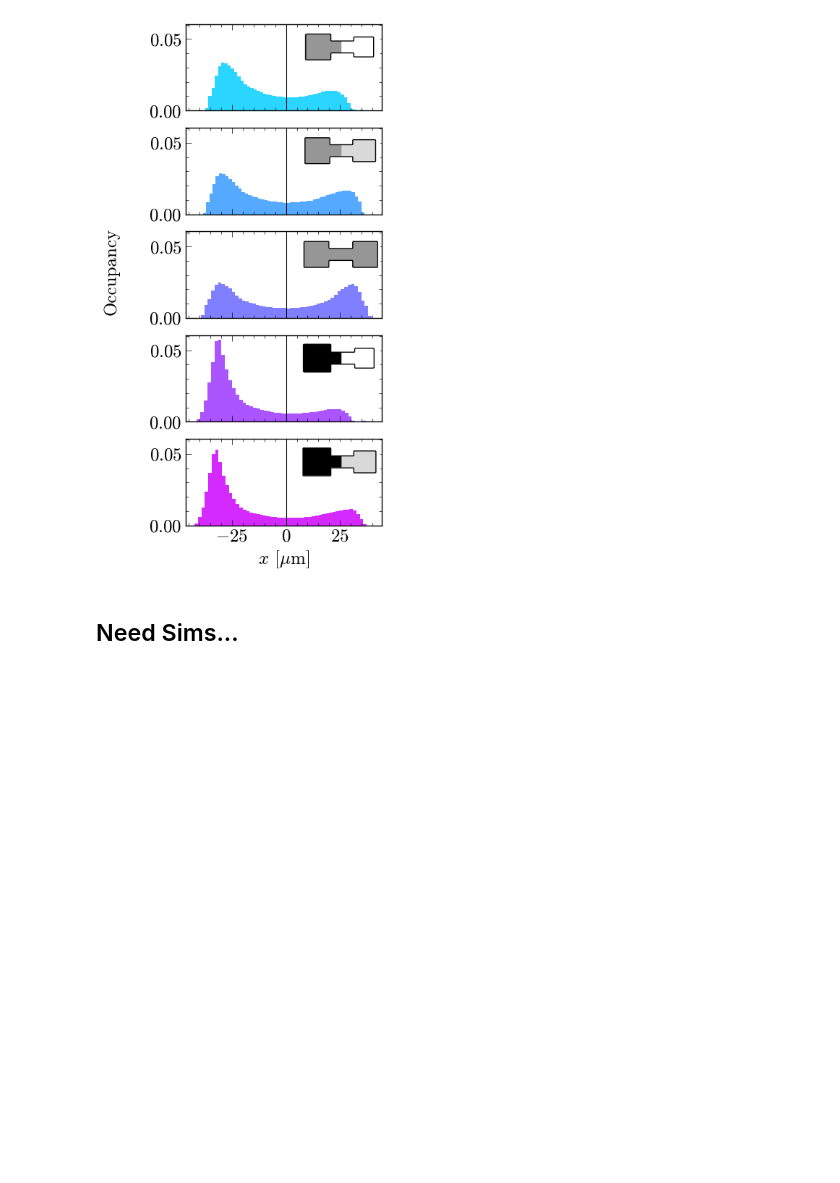
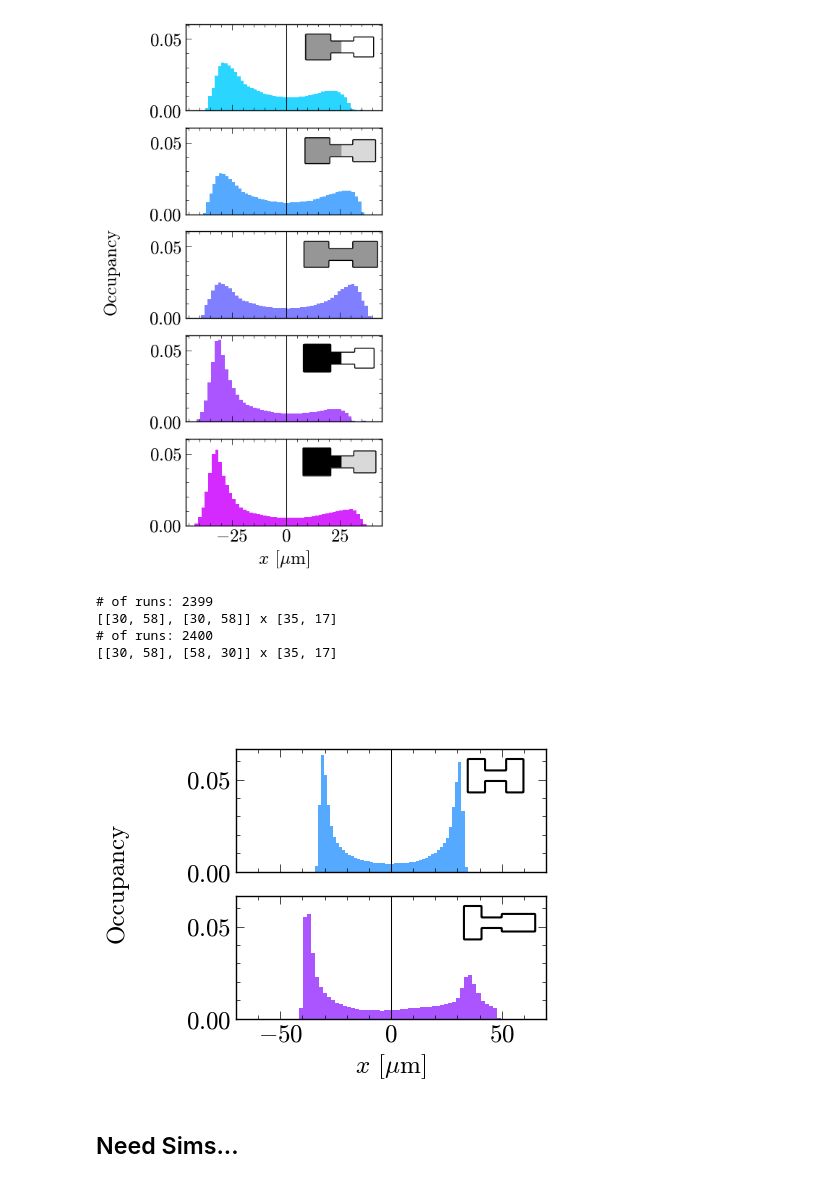
Before and after one commit to pedromzadeh/hopper, a Jupyter notebook: processing/reponse.ipynb, the cells around one changed output. Cells and saved outputs as stored; diff of their text form; code cells hidden in the pictures; blank space fills up the shorter version.

```diff
--- a/processing/reponse.ipynb
+++ b/processing/reponse.ipynb
@@ -142,6 +142,76 @@ plt.show()
 [[42, 42], [34, 34]] x [35, 17]
 [0.   0.75 1.  ]
 [figure]
+# %%
+from substrate.substrates import Substrate
+import os
+from mpl_toolkits.axes_grid1.inset_locator import inset_axes
+
+data_root = "/mnt/c/Users/pedro/OneDrive - Johns Hopkins/Documents/Research/hopper/_server/sim_data/diff_geoms/"
+gids = np.array([5, 6])
+fig, hist_axs = plt.subplots(gids.size, 1, figsize=(4, 3.5), sharex=True, sharey=True)
+cmap = plt.get_cmap(name="Purples")
+look = {30: 1, 34: 0.75, 38: 0.5, 42: 0}
+
+for k, (gid, hist_ax) in enumerate(zip(gids, hist_axs)):
+    grid_df = read_fulltake(
+        os.path.join(data_root, f"parquets/fulltake_gid{gid}.parquet"),
+        scale_position=True,
+    )
+    xy = grid_df[["x", "y"]].values
+    simbox_config = yaml.safe_load(
+        open(os.path.join(data_root, f"configs/grid_id{gid}/simbox.yaml"), "rb")
+    )
+    chi_og = Substrate(200, 50, 0.01).mixed_two_state_sub(
+        simbox_config["substrate"]["basin_dims"],
+        simbox_config["substrate"]["bridge_dim"],
+    )
+
+    print("# of runs:", grid_df.rid.unique().size)
+    print(
+        f"{simbox_config['substrate']['basin_dims']}"
+        + " x "
+        + f"{simbox_config['substrate']['bridge_dim']}"
+    )
+
+    hist_ax.hist(
+        xy[:, 0] - 150,
+        bins=50,
+        density=True,
+        color=plt.get_cmap("cool")((k + 1) / (gids.size + 1)),
+    )
+    hist_ax.set_xlim((-70, 70))
+    hist_ax.axvline(0, color="black", linewidth=0.75)
+    f = 1.75
+    sub_ax = inset_axes(
+        hist_ax,
+        width=f,
+        height=f,
+        bbox_to_anchor=(1.16, 1.6),
+        bbox_transform=hist_ax.transAxes,
+        loc="upper right",
+    )
+    sub_ax.contour(
+        chi_og,
+        levels=[0.5],
+        origin="lower",
+        extent=[0, 50 * 6, 0, 50 * 6],
+        colors=["black"],
+        linewidths=[1.5],
+    )
+    # sub_ax.set_xlim((90, 210))
+    # sub_ax.set_ylim((120, 180))
+    sub_ax.set_axis_off()
+
+hist_ax.set_xlabel(r"$x$ [$\mu$m]")
+fig.text(-0.2, 0.5, "Occupancy", va="center", rotation="vertical")
+plt.show()
+# %% [output]
+# of runs: 2399
+[[30, 58], [30, 58]] x [35, 17]
+# of runs: 2400
+[[30, 58], [58, 30]] x [35, 17]
+[figure, added]
 # %% [markdown]
 ## Need Sims...
 # %%
```
Also changed, not shown: parts of 3 cells of this notebook.
